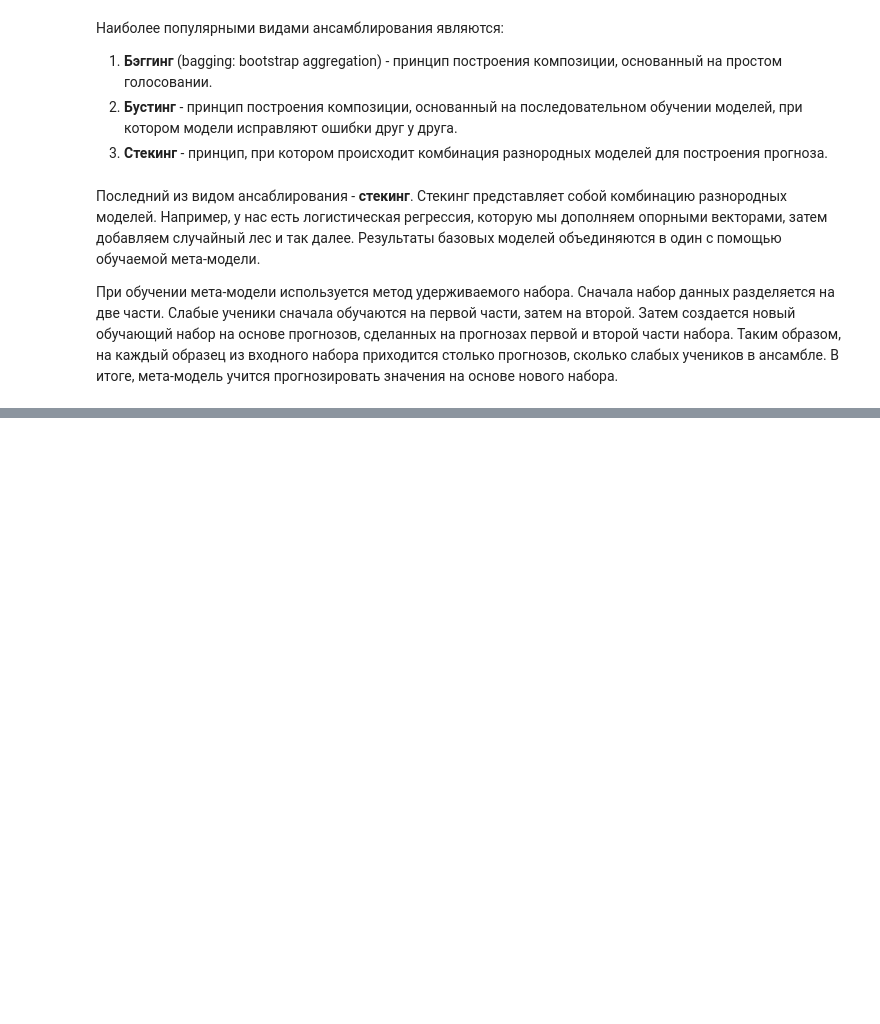
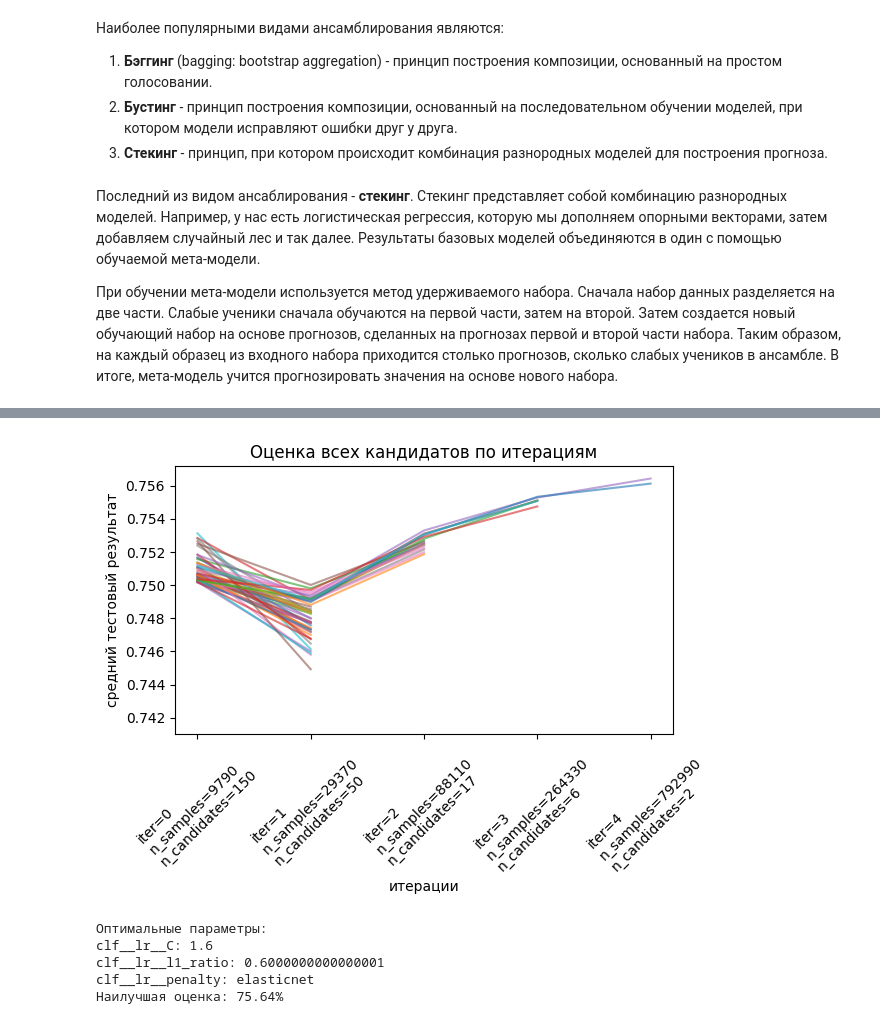
Before and after one commit to Supercili0usMe/bachelors_diploma_work, a Jupyter notebook: Smoking and drinking classification/9_Stacked.ipynb, the cells around one changed output, grey strips where cells are left out. Saved outputs shown, nothing was run; the diff lists cells and outputs as text; code cells hidden in the pictures; blank space fills up the shorter version.

Commit message:
Fit Stacked model

```diff
--- a/Smoking and drinking classification/9_Stacked.ipynb
+++ b/Smoking and drinking classification/9_Stacked.ipynb
@@ -434,2 +33,0 @@ df[df["triglyceride"] > 5000].head()
-# %%
-df = df.loc[df["triglyceride"] < 5000]
@@ -462,3 +33,0 @@ df[(df["SGOT_AST"] > 6000) | (df["SGOT_ALT"] > 4000)]
-# %%
-df = df[(df["SGOT_AST"] < 6000)]
-df = df[(df["SGOT_ALT"] < 4000)]
@@ -514,0 +107,6 @@ x_train, x_test, y_train, y_test = train_test_split(
+# %%
+params = {
+    'clf__lr__penalty': ['l1', 'l2', 'elasticnet'],
+    'clf__lr__C': np.arange(0.1, 5, 0.5),
+    'clf__lr__l1_ratio': np.arange(0, 1, 0.2)
+}
@@ -514,0 +115,13 @@ x_train, x_test, y_train, y_test = train_test_split(
+# %%
+%%time
+%%chime
+stacked_classifier = HalvingGridSearchCV(
+    estimator=pipe,
+    param_grid=params,
+    factor=3,
+    cv=5, verbose=1,
+    n_jobs=-3,
+    scoring="roc_auc",
+    aggressive_elimination=True).fit(
+    x_train, y_train
+)
@@ -514,0 +146,33 @@ x_train, x_test, y_train, y_test = train_test_split(
+# %%
+results = pd.DataFrame(stacked_classifier.cv_results_)
+results["params_str"] = results.params.apply(str)
+results.drop_duplicates(subset=("params_str", "iter"), inplace=True)
+mean_scores = results.pivot(
+    index="iter", columns="params_str", values="mean_test_score"
+)
+ax = mean_scores.plot(legend=False, alpha=0.6)
+labels = [
+    f"iter={i}\nn_samples={stacked_classifier.n_resources_[i]}\nn_candidates={stacked_classifier.n_candidates_[i]}"
+    for i in range(stacked_classifier.n_iterations_)
+]
+ax.set_xticks(range(stacked_classifier.n_iterations_))
+ax.set_xticklabels(labels, rotation=45, multialignment="left")
+ax.set_title("Оценка всех кандидатов по итерациям")
+ax.set_ylabel("средний тестовый результат")
+ax.set_xlabel("итерации")
+plt.tight_layout()
+plt.show()
+# %% [output]
+[figure, added]
+# %%
+print('Оптимальные параметры:')
+params = stacked_classifier.best_params_
+for k in params:
+    print(f"{k}: {params[k]}")
+print(f'Наилучшая оценка: {stacked_classifier.best_score_:.2%}')
+# %% [output]
+Оптимальные параметры:
+clf__lr__C: 1.6
+clf__lr__l1_ratio: 0.6000000000000001
+clf__lr__penalty: elasticnet
+Наилучшая оценка: 75.64%
```
Also changed, not shown: parts of 102 cells of this notebook, 2 other files.
